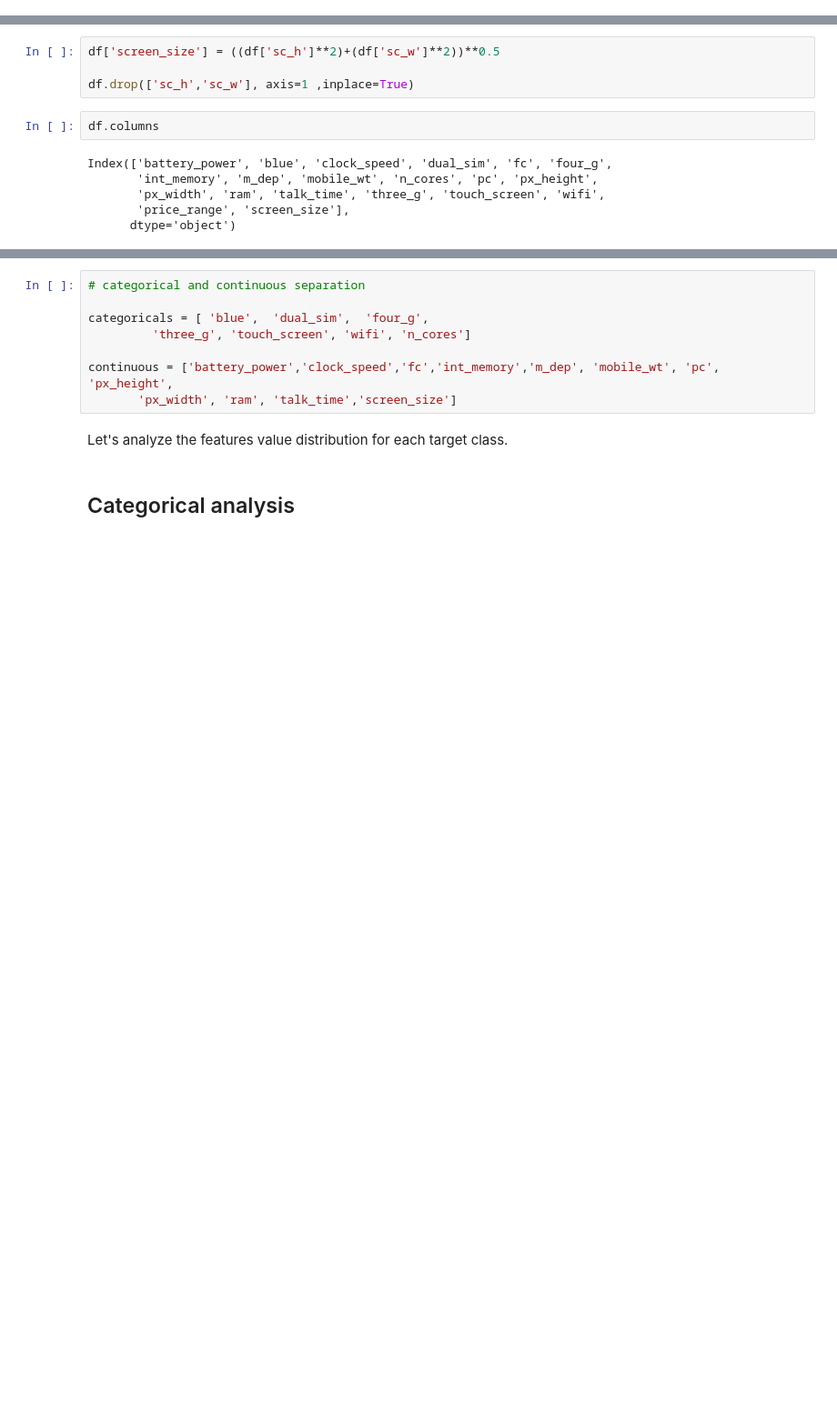
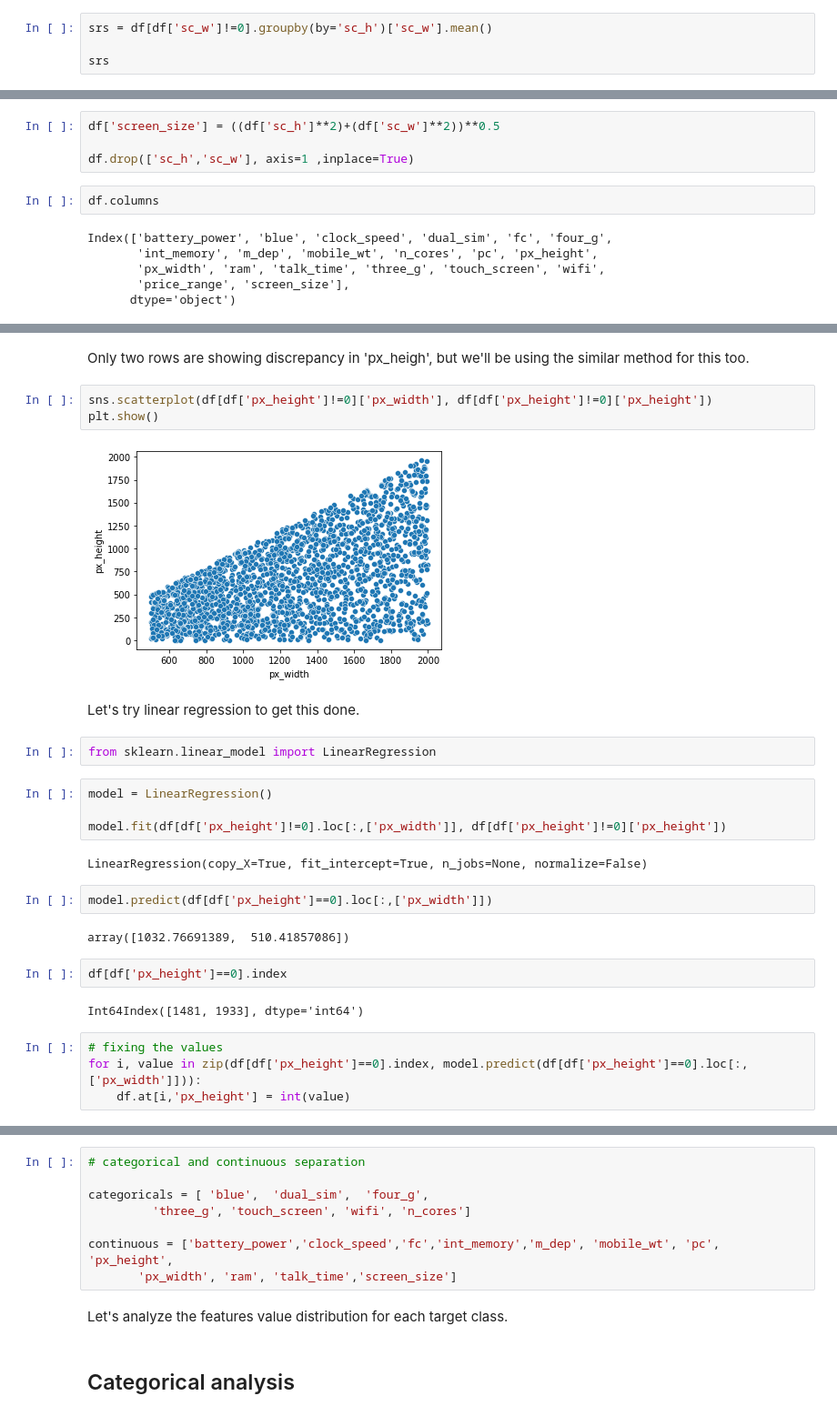
Before and after one commit to dis-is-pj/Mobile-Price-range-Prediction, a Jupyter notebook: Prashant_Jha_Mobile_Price_Range_Classification_Capstone.ipynb, the cells around one changed output, grey strips where cells are left out. Shown at 91% size. Cells and saved outputs as stored; diff of their text form; blank space fills up the shorter version.

```diff
--- a/Prashant_Jha_Mobile_Price_Range_Classification_Capstone.ipynb
+++ b/Prashant_Jha_Mobile_Price_Range_Classification_Capstone.ipynb
@@ -44,0 +87,4 @@ Index(['battery_power', 'blue', 'clock_speed', 'dual_sim', 'fc', 'four_g',
+# %%
+srs = df[df['sc_w']!=0].groupby(by='sc_h')['sc_w'].mean()
+
+srs
@@ -58,0 +148,29 @@ Index(['battery_power', 'blue', 'clock_speed', 'dual_sim', 'fc', 'four_g',
+# %% [markdown]
+Only two rows are showing discrepancy in 'px_heigh', but we'll be using the similar method for this too.
+# %%
+sns.scatterplot(df[df['px_height']!=0]['px_width'], df[df['px_height']!=0]['px_height'])
+plt.show()
+# %% [output]
+[figure, added]
+# %% [markdown]
+Let's try linear regression to get this done.
+# %%
+from sklearn.linear_model import LinearRegression
+# %%
+model = LinearRegression()
+
+model.fit(df[df['px_height']!=0].loc[:,['px_width']], df[df['px_height']!=0]['px_height'])
+# %% [output]
+LinearRegression(copy_X=True, fit_intercept=True, n_jobs=None, normalize=False)
+# %%
+model.predict(df[df['px_height']==0].loc[:,['px_width']])
+# %% [output]
+array([1032.76691389,  510.41857086])
+# %%
+df[df['px_height']==0].index
+# %% [output]
+Int64Index([1481, 1933], dtype='int64')
+# %%
+# fixing the values
+for i, value in zip(df[df['px_height']==0].index, model.predict(df[df['px_height']==0].loc[:,['px_width']])):
+    df.at[i,'px_height'] = int(value)
```
Also changed, not shown: parts of 88 cells of this notebook.
